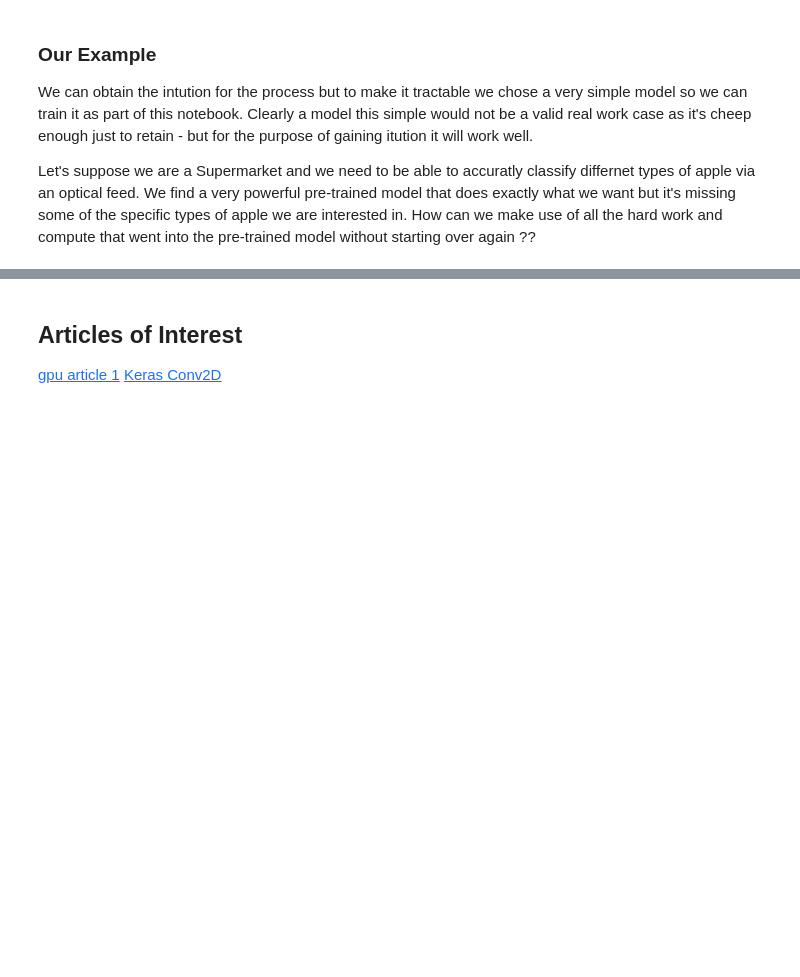
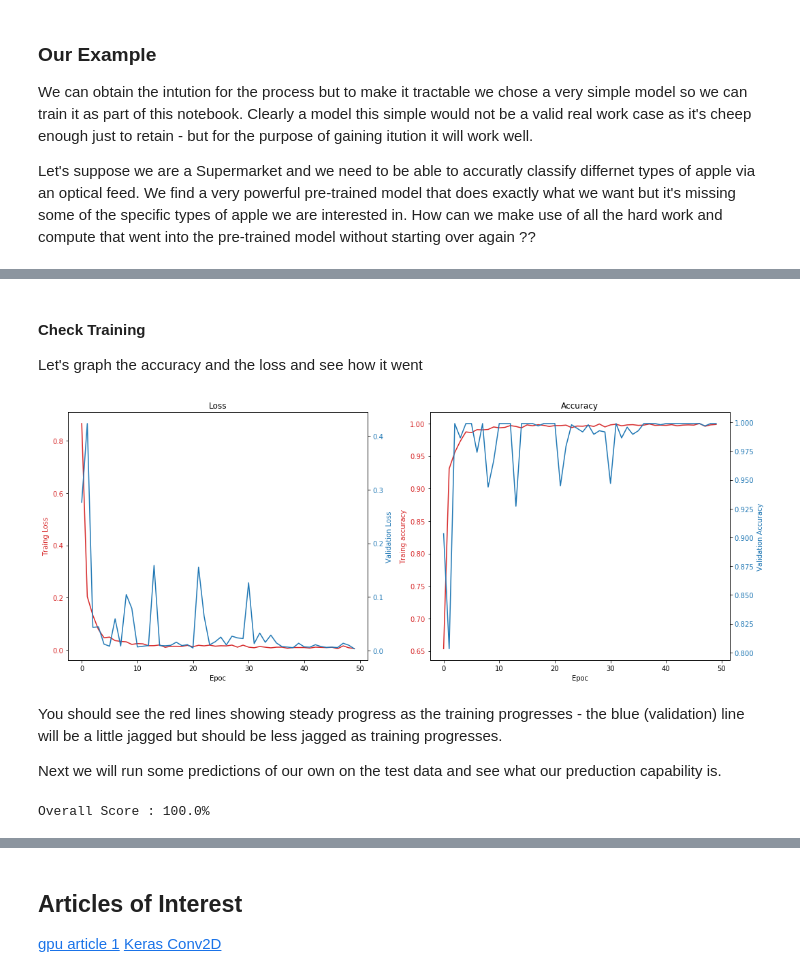
Before and after one commit to parrisma/AI-Intuition, a Jupyter notebook: journey-4/journey-4-part-1.ipynb, the cells around one changed output, grey strips where cells are left out. Drawn from its saved outputs; the diff is of its cells as text; code cells hidden in the pictures; blank space fills up the shorter version.

Commit message:
more progress on the embedded documentation

```diff
--- a/journey-4/journey-4-part-1.ipynb
+++ b/journey-4/journey-4-part-1.ipynb
@@ -234,9 +378,11 @@ print(model.summary())
 # %%
-def model_compile(model):
-    model = multi_gpu_model(model, gpus=2)
+def model_compile(model,
+                 num_gpu):
+    if num_gpu > 0:
+        model = multi_gpu_model(model, gpus=num_gpu)
     model.compile(loss=categorical_crossentropy,
                   optimizer=SGD(lr=0.01),
                   metrics=['accuracy'])
     return model
 # %%
-model = model_compile(model)
+model = model_compile(model, GPU_COUNT)
@@ -243,6 +395,6 @@ model = model_compile(model)
 # %%
 batch_size = 32
-num_epochs = 20
+num_epochs = 50
 history = model.fit(x_train, y_train,
                     epochs=num_epochs,
                     batch_size=batch_size,
@@ -252,7 +422,14 @@ history = model.fit(x_train, y_train,
+# %% [markdown]
+#### Check Training
+
+Let's graph the accuracy and the loss and see how it went
 # %%
-def plot_results(history):
+def plot_results(history,
+                 num_epochs):
     color_r = 'tab:red'
     color_b = 'tab:blue'
+
+    epocs = np.arange(0, num_epocs)
 
     fig, _ = plt.subplots(figsize=(15,6))
 
@@ -262,11 +439,11 @@ def plot_results(history):
     ax1.set_xlabel('Epoc')
     ax1.set_ylabel('Traing Loss', color=color_r)
     ax1.plot(epocs, history.history['loss'], color=color_r)
-    ax1.tick_params(axis='y', labelcolor=color)
+    ax1.tick_params(axis='y', labelcolor=color_r)
     ax2 = ax1.twinx()  # 2nd Axis for Validation Loss
     ax2.set_ylabel('Validation Loss', color=color_b)
     ax2.plot(epocs, history.history['val_loss'], color=color_b)
-    ax2.tick_params(axis='y', labelcolor=color)
+    ax2.tick_params(axis='y', labelcolor=color_b)
 
     # Accuracy
     ax1 = plt.subplot(1,2,2)
@@ -274,17 +451,23 @@ def plot_results(history):
     ax1.set_xlabel('Epoc')
     ax1.set_ylabel('Traing accuracy', color=color_r)
     ax1.plot(epocs, history.history['acc'], color=color_r)
-    ax1.tick_params(axis='y', labelcolor=color)
+    ax1.tick_params(axis='y', labelcolor=color_r)
     ax2 = ax1.twinx()  # 2nd Axis for Validation Loss
     ax2.set_ylabel('Validation Accuracy', color=color_b)
     ax2.plot(epocs, history.history['val_acc'], color=color_b)
-    ax2.tick_params(axis='y', labelcolor=color)
+    ax2.tick_params(axis='y', labelcolor=color_b)
 
     fig.tight_layout()  # otherwise the right y-label is slightly clipped
     plt.show()
     return
 # %%
-plot_results(history)
+plot_results(history, num_epochs)
+# %% [output]
+[figure, added]
+# %% [markdown]
+You should see the red lines showing steady progress as the training progresses - the blue (validation) line will be a little jagged but should be less jagged as training progresses.
+
+Next we will run some predictions of our own on the test data and see what our preduction capability is.
 # %%
 def test_model_prediction(model,
                           x_test_set,
@@ -308,4 +491,6 @@ def test_model_prediction(model,
     print("\nOverall Score : "+ str(round(num_passed/num_to_test,1)*100)+"%")
     return
 # %%
-test_model_prediction(model, x_test, y_test, 9, summary=False)
+test_model_prediction(model, x_test, y_test, 900, summary=True)
+# %% [output]
+Overall Score : 100.0%
```
Also changed, not shown: parts of 55 cells of this notebook, 2 other files.
